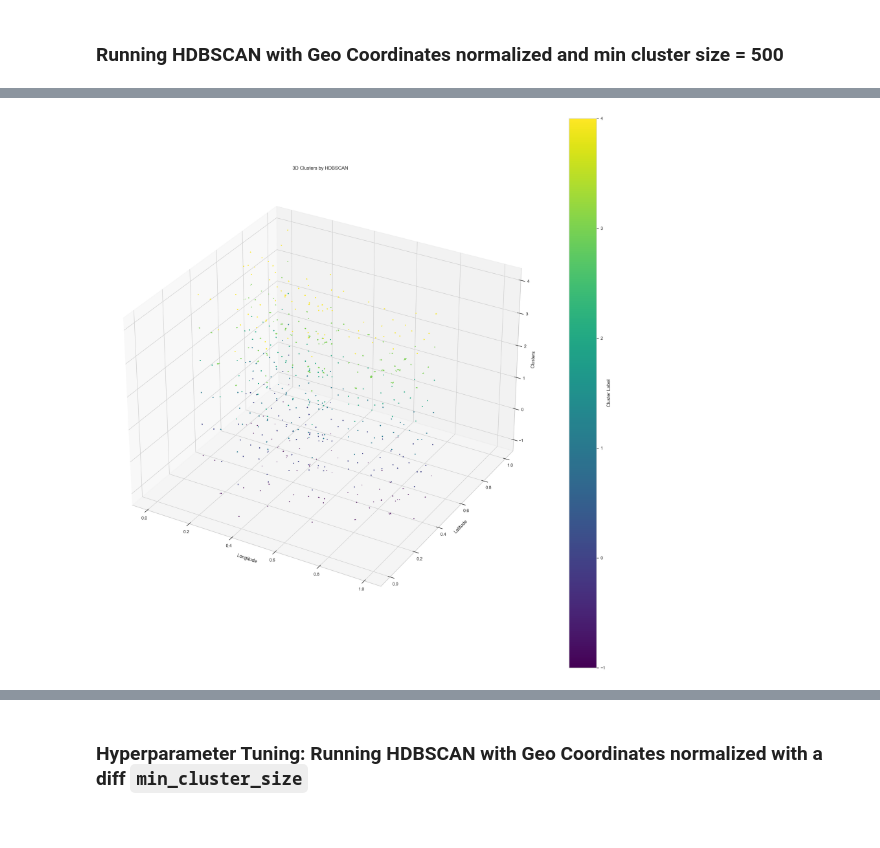
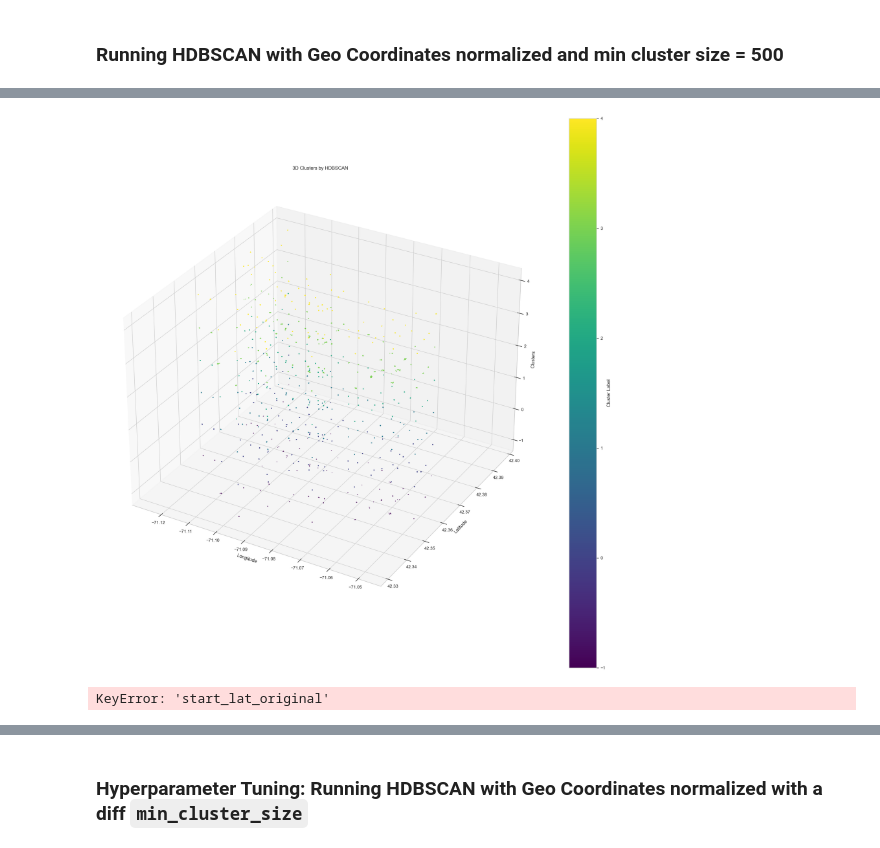
Before and after one commit to amariparris/BikeShare_ClusteringAnalysis, a Jupyter notebook: Data/initial_stuff.ipynb, the cells around one changed output, grey strips where cells are left out. Cells and saved outputs as stored; diff of their text form; code cells hidden in the pictures.

```diff
--- a/Data/initial_stuff.ipynb
+++ b/Data/initial_stuff.ipynb
@@ -879,4 +828,0 @@ clustering_df_encoded
-# %%
-# Adding the cluster labels to the DataFrame
-clustering_df_encoded['clusters'] = clusterer.labels_
-cluster_sizes = clustering_df_encoded['clusters'].value_counts()
@@ -1129,7 +1016,7 @@ clustering_df_encoded_with_Geo[features_to_scale] = scaler.fit_transform(cluster
 ### Running  HDBSCAN with Geo Coordinates normalized and min cluster size = 500
 # %%
 # Initializing the model
-clusterer = hdbscan.HDBSCAN(min_cluster_size=500, gen_min_span_tree=True)
+clusterer = hdbscan.HDBSCAN(min_cluster_size=750, gen_min_span_tree=True)
 
 # Fitting the model
 clusterer.fit(clustering_df_encoded_with_Geo)
@@ -1160,0 +1068,3 @@ plt.show()
+# %%
+clustering_df_encoded_with_Geo['start_lat_original'] = clustering_df['start_lat']
+clustering_df_encoded_with_Geo['start_lng_original'] = clustering_df['start_lng']
@@ -1160,0 +1084,3 @@ plt.show()
+# %%
+clustering_df_encoded_with_Geo['start_lat_original'] = clustering_df_encoded['start_lat']
+clustering_df_encoded_with_Geo['start_lng_original'] = clustering_df_encoded['start_lng']
@@ -1161,30 +1103,52 @@ plt.show()
 # %%
 from mpl_toolkits.mplot3d import Axes3D
 
 fig = plt.figure(figsize=(25, 25))
 ax = fig.add_subplot(111, projection='3d')
 
 # Scatter plot for 3D visualization
 sc = ax.scatter(
-    clustering_df_encoded_with_Geo['start_lng'],
-    clustering_df_encoded_with_Geo['start_lat'],
+    clustering_df_encoded_with_Geo['start_lng_original'],
+    clustering_df_encoded_with_Geo['start_lat_original'],
     clustering_df_encoded_with_Geo['clusters'],  # Replace with your third dimension
     c=clustering_df_encoded_with_Geo['clusters'],
     cmap='viridis',
     s=1
 )
 
 # Set labels
 ax.set_xlabel('Longitude')
 ax.set_ylabel('Latitude')
 ax.set_zlabel('Clusters')  # Replace with your third dimension label
 
 # Title and colorbar
 plt.title('3D Clusters by HDBSCAN')
 cbar = plt.colorbar(sc, ax=ax)
 cbar.set_label('Cluster Label')
 
 # Show plot
 plt.show()
 # %% [output]
-[figure, old version]
+[figure, new version]
+# %%
+import folium
+
+# Create a map centered around an average location in Boston
+map_boston = folium.Map(location=[clustering_df_encoded_with_Geo['start_lat_original'].mean(), clustering_df_encoded_with_Geo['start_lng_original'].mean()], zoom_start=13)
+
+# Plot each data point on the map
+for _, row in df.iterrows():
+    folium.CircleMarker(
+        location=[row['start_lat_original'], row['start_lng_original']],
+        radius=3,
+        color='blue',
+        fill=True,
+        fill_color='blue',
+        fill_opacity=0.6,
+        popup=f'Cluster: {row["clusters"]}'
+    ).add_to(map_boston)
+
+# Display the map
+map_boston
+# %% [output]
+KeyError: 'start_lat_original'
```
Also changed, not shown: parts of 35 cells of this notebook, 4 other files.
